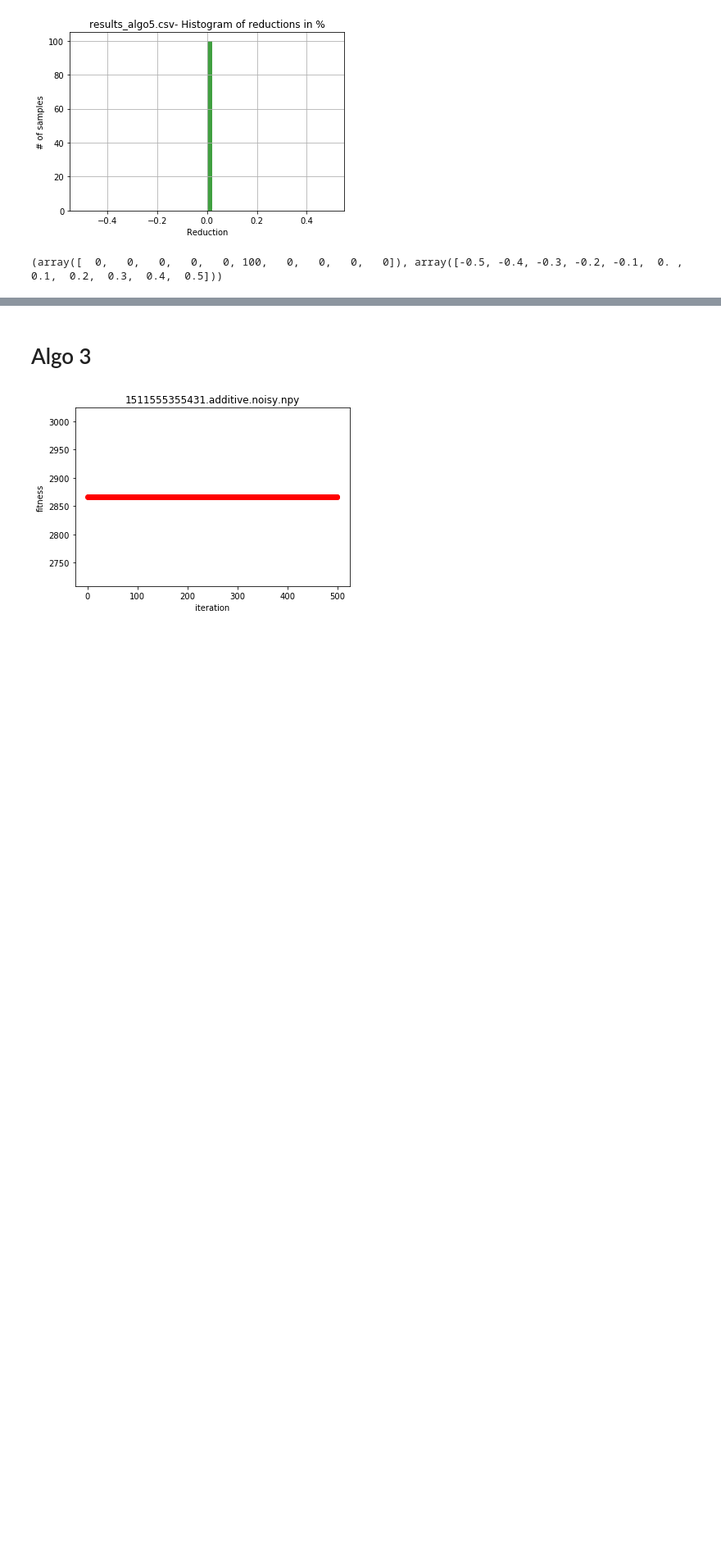
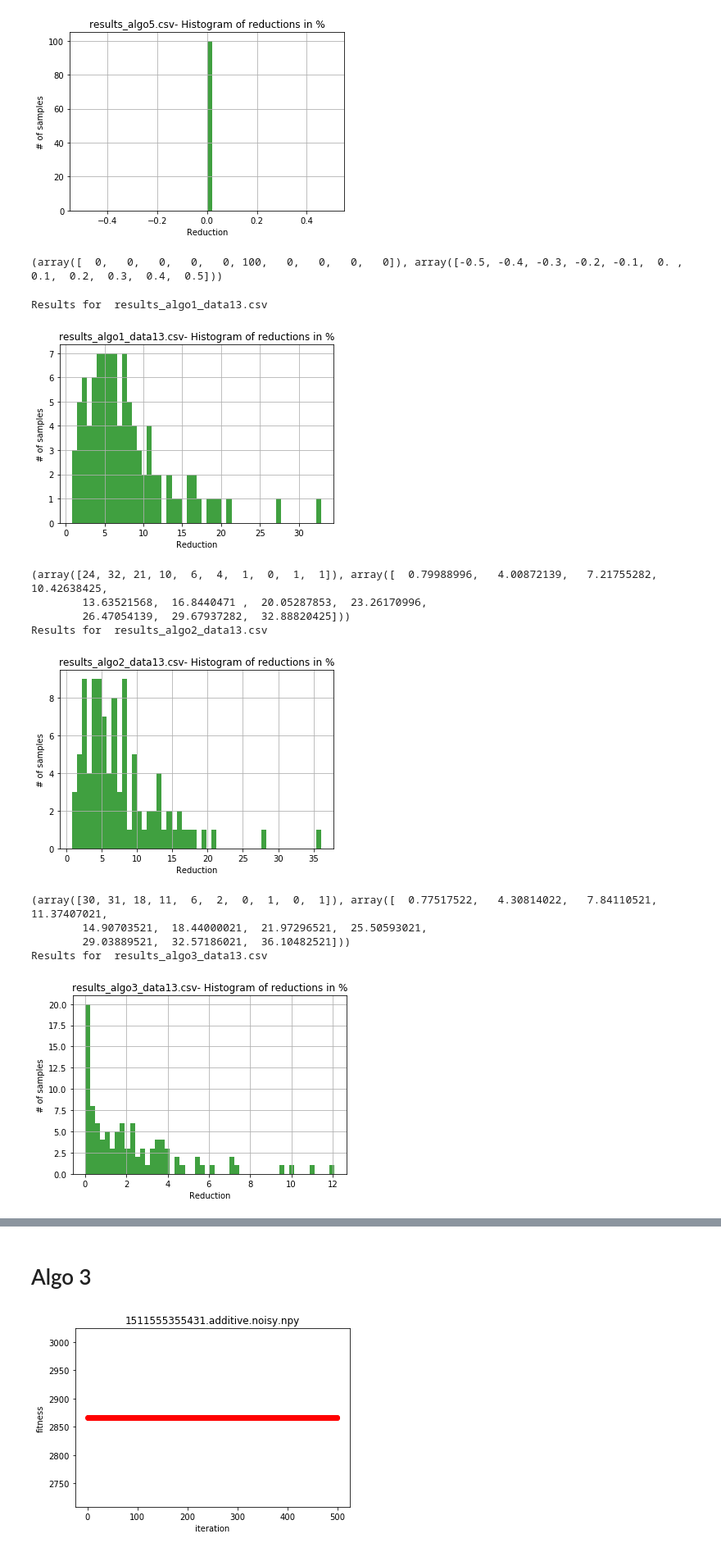
Before and after one commit to alceubissoto/mo640, a Jupyter notebook: results/MO640.ipynb, the cells around one changed output, grey strips where cells are left out. Shown at 82% size. Saved outputs shown, nothing was run; the diff lists cells and outputs as text; code cells hidden in the pictures; blank space fills up the shorter version.

Commit message:
results for dataset 13

```diff
--- a/results/MO640.ipynb
+++ b/results/MO640.ipynb
@@ -53,3 +53,22 @@ Results for  results_algo4.csv
 Results for  results_algo5.csv
 [figure]
 (array([  0,   0,   0,   0,   0, 100,   0,   0,   0,   0]), array([-0.5, -0.4, -0.3, -0.2, -0.1,  0. ,  0.1,  0.2,  0.3,  0.4,  0.5]))
+# %%
+overall_results('results_algo1_data13.csv')
+overall_results('results_algo2_data13.csv')
+overall_results('results_algo3_data13.csv')
+overall_results('results_algo4_data13.csv')
+overall_results('results_algo5_data13.csv')
+# %% [output]
+Results for  results_algo1_data13.csv
+[figure, added]
+(array([24, 32, 21, 10,  6,  4,  1,  0,  1,  1]), array([  0.79988996,   4.00872139,   7.21755282,  10.42638425,
+        13.63521568,  16.8440471 ,  20.05287853,  23.26170996,
+        26.47054139,  29.67937282,  32.88820425]))
+Results for  results_algo2_data13.csv
+[figure, added]
+(array([30, 31, 18, 11,  6,  2,  0,  1,  0,  1]), array([  0.77517522,   4.30814022,   7.84110521,  11.37407021,
+        14.90703521,  18.44000021,  21.97296521,  25.50593021,
+        29.03889521,  32.57186021,  36.10482521]))
+Results for  results_algo3_data13.csv
+[figure, added]
```
Also changed, not shown: parts of 1 cell of this notebook, 6 other files.
